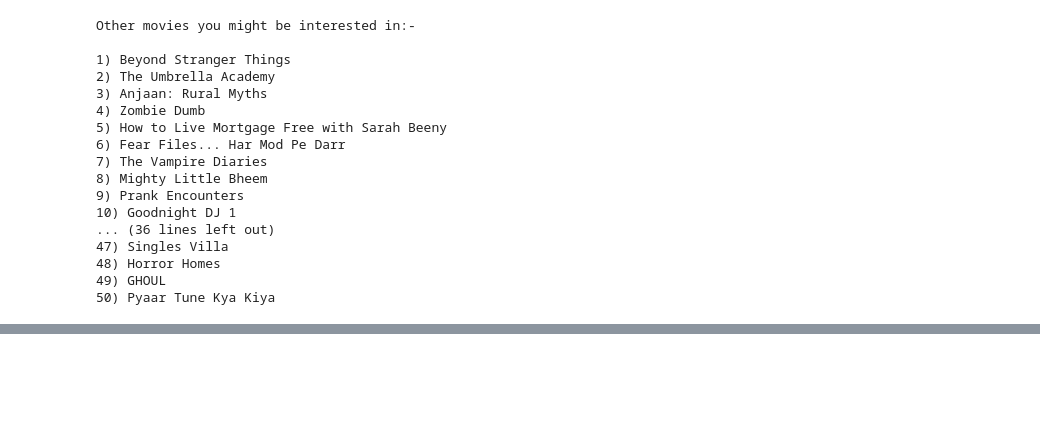
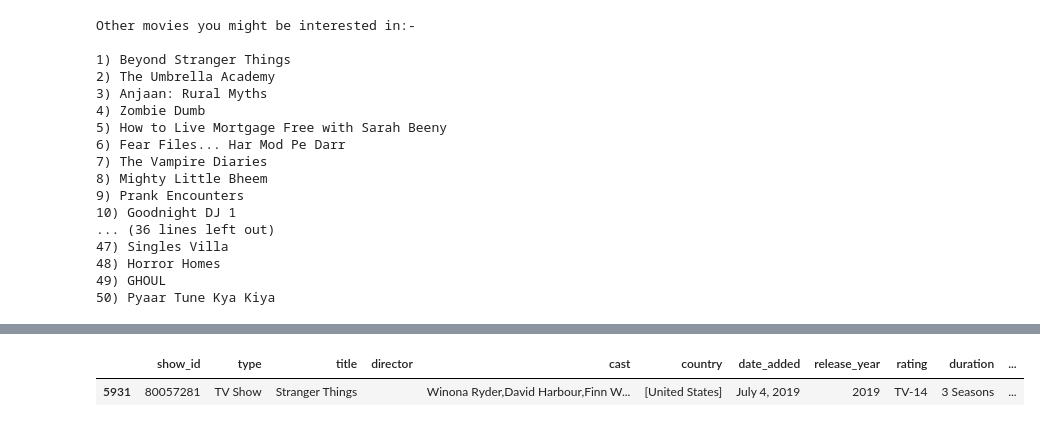
Before and after one commit to hayufa12/NetflixMovieSimmilarity, a Jupyter notebook: Netflix.ipynb, the cells around one changed output, grey strips where cells are left out. Saved outputs shown, nothing was run; the diff lists cells and outputs as text; code cells hidden in the pictures; blank space fills up the shorter version.

```diff
--- a/Netflix.ipynb
+++ b/Netflix.ipynb
@@ -303,0 +327,5 @@ Other movies you might be interested in:-
+# %%
+movie[movie['title'].isin(['Stranger Things')]
+# %% [output]
+|  | show_id | type | title | director | cast | country | date_added | release_year | rating | duration | ... |
+| 5931 | 80057281 | TV Show | Stranger Things |  | Winona Ryder,David Harbour,Finn W... | [United States] | July 4, 2019 | 2019 | TV-14 | 3 Seasons | ... |
```
Also changed, not shown: parts of 4 cells of this notebook.
